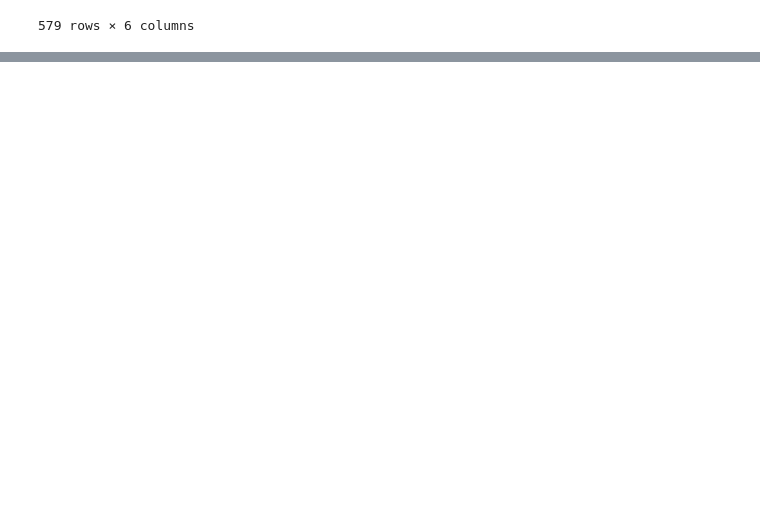
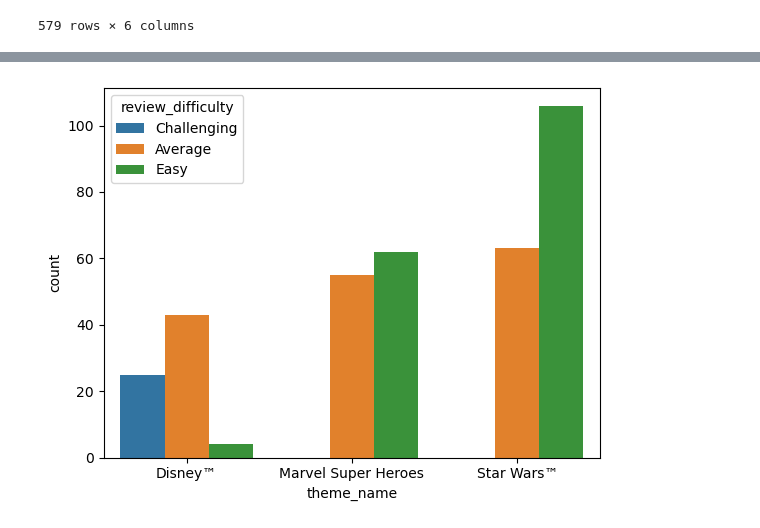
Before and after one commit to princessabrelli/Week_3_project, a Jupyter notebook: Disney-1.ipynb, the cells around one changed output, grey strips where cells are left out. Drawn from its saved outputs; the diff is of its cells as text; code cells hidden in the pictures; blank space fills up the shorter version.

```diff
--- a/Disney-1.ipynb
+++ b/Disney-1.ipynb
@@ -78,0 +124,22 @@ disneylegos_df
+# %%
+legos_df = pd.DataFrame(legos_df)
+
+legos_df_reordered = ['theme_name', 'set_name', 'prod_long_desc', 'list_price', 'piece_count', 'review_difficulty']
+
+legos_df = legos_df[legos_df_reordered]
+# %%
+legos_df = legos_df[(legos_df['theme_name'].isin(['Disney™', 'Marvel Super Heroes', 'Star Wars™']))]
+# %%
+keywords = ['The Avengers', 'Iron Man', 'Captain America', 'Winter Soldier' , 'Force Awakens', 'Rogue One', 'Dory', 'Nemo',
+            'Finding Nemo', 'Dead Man', 'Pirates of the Caribbean', 'Lion King',
+            'Cinderella', 'Lincoln', 'The Help', 'Christmas', 'Carol', 'Remember the Titans', 'Cars', 'Aladdin', 'Ratatouille',
+            'Pretty Woman', 'Wild Hogs', '101 Dalmations', 'Lady and the Tramp',
+            'Jungle Book', 'Frozen', 'Inside Out', 'Ant-Man', 'Rabbit']
+
+
+pattern = '|'.join(keywords)
+mask = legos_df['prod_long_desc'].str.contains(pattern, case=False, regex=True)
+# %%
+legos2 = legos_df[mask]
+
+legos2
@@ -78,0 +170,5 @@ disneylegos_df
+# %%
+sns.countplot(x='theme_name', hue='review_difficulty', data=legos2)
+plt.show()
+# %% [output]
+[figure, added]
```
Also changed, not shown: parts of 35 cells of this notebook.
